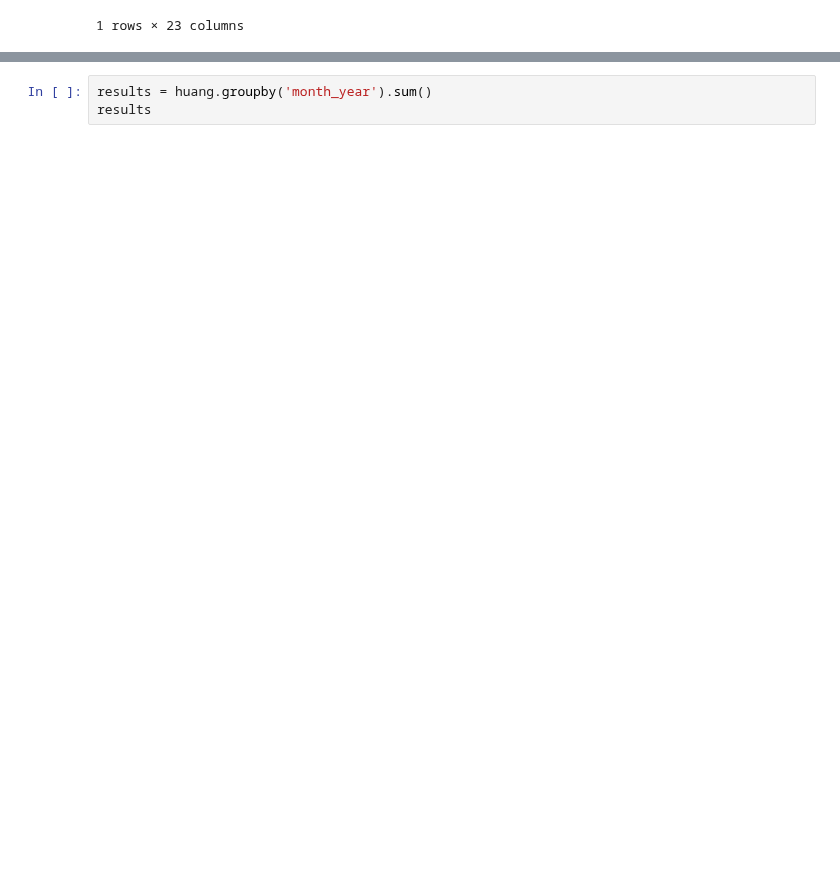
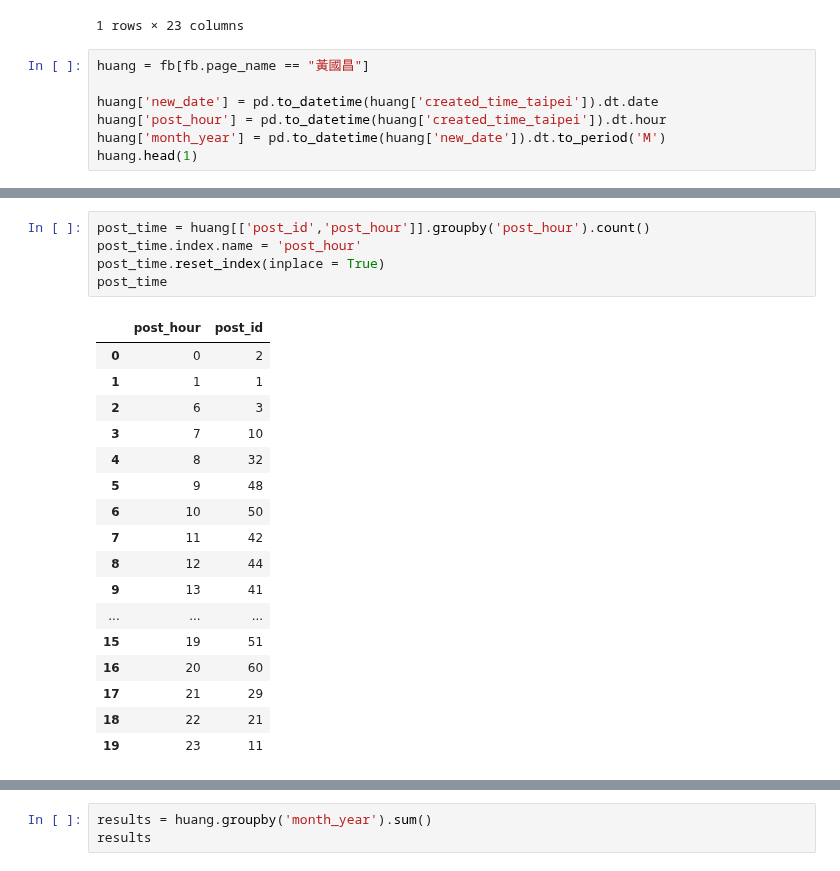
Before and after one commit to twtzuyuchen/Politisc_and_information, a Jupyter notebook: 陳子瑜＿0322＿黃國昌.ipynb, the cells around one changed output, grey strips where cells are left out. Drawn from its saved outputs; the diff is of its cells as text; blank space fills up the shorter version.

```diff
--- a/陳子瑜＿0322＿黃國昌.ipynb
+++ b/陳子瑜＿0322＿黃國昌.ipynb
@@ -49,3 +49,10 @@ See the caveats in the documentation: https://pandas.pydata.org/pandas-docs/stab
 |  | post_id | page_id | page_name | page_category | message | story | type | permalink | created_time_gmt | ... |
 | 19360 | 449664581882455_1987236371392129 | 449664581882455 | 黃國昌 | 政治人物 | 【記者會直播中】\n\n「全面修補制度漏洞 才能遏止虐童悲劇」記者... | 黃國昌的直播影片。 | video | https://www.facebook.com/kcfor201... | 2019-01-15T01:30:35+0000 | ... |
 1 rows × 23 columns
+# %%
+huang = fb[fb.page_name == "黃國昌"]
+
+huang['new_date'] = pd.to_datetime(huang['created_time_taipei']).dt.date
+huang['post_hour'] = pd.to_datetime(huang['created_time_taipei']).dt.hour
+huang['month_year'] = pd.to_datetime(huang['new_date']).dt.to_period('M')
+huang.head(1)
@@ -51,0 +78,23 @@ See the caveats in the documentation: https://pandas.pydata.org/pandas-docs/stab
+# %%
+post_time = huang[['post_id','post_hour']].groupby('post_hour').count()
+post_time.index.name = 'post_hour'
+post_time.reset_index(inplace = True)
+post_time
+# %% [output]
+|  | post_hour | post_id |
+| 0 | 0 | 2 |
+| 1 | 1 | 1 |
+| 2 | 6 | 3 |
+| 3 | 7 | 10 |
+| 4 | 8 | 32 |
+| 5 | 9 | 48 |
+| 6 | 10 | 50 |
+| 7 | 11 | 42 |
+| 8 | 12 | 44 |
+| 9 | 13 | 41 |
+| ... | ... | ... |
+| 15 | 19 | 51 |
+| 16 | 20 | 60 |
+| 17 | 21 | 29 |
+| 18 | 22 | 21 |
+| 19 | 23 | 11 |
```
Also changed, not shown: parts of 7 cells of this notebook.
